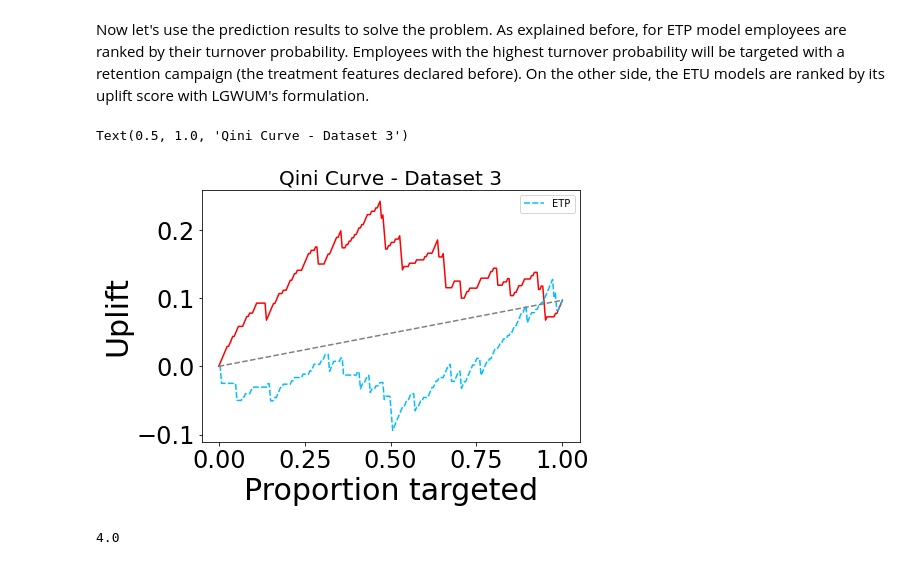
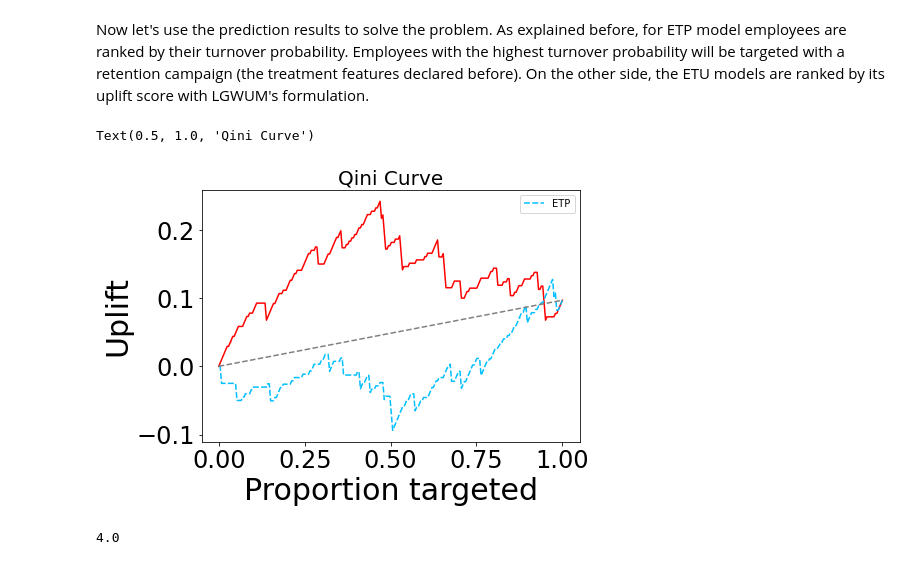
Before and after one commit to JefersonKlaus/UPLIFT, a Jupyter notebook: tcc-jeferson.ipynb, the cells around one changed output. Drawn from its saved outputs; the diff is of its cells as text; code cells hidden in the pictures.

```diff
--- a/tcc-jeferson.ipynb
+++ b/tcc-jeferson.ipynb
@@ -211,7 +209,10 @@ def machine_learning(X_train:pd.DataFrame,
 
 
 def predict(df_model:pd.DataFrame):
-    """Combining data split and machine learning process with Random Forest Classifier
+    """
+    Combinando a divisão de dados e o processo de aprendizado de máquina
+    com o Random Forest Classifier ou XGB Classifier (conforme testado no
+    metodo machine_learning)
     """
     X_train, X_test, y_train, y_test, z_train, z_test = split_data(df_model)
 
@@ -313,7 +316,7 @@ Now let's use the prediction results to solve the problem. As explained before,
 # %%
 def sorting_data(df:pd.DataFrame):
     """
-    Function to sort data
+    Função para classificar dados
     """
     # Set up new DataFrames for ETP model and ETU model
     df_c = pd.DataFrame({'n':[], 'target_class':[]})
@@ -337,7 +340,8 @@ def sorting_data(df:pd.DataFrame):
 
 
 def calculating_qini(df:pd.DataFrame):
-    """Function to measure the Qini value
+    """
+    Função para medir o valor Qini
     """
     # Calculate the C, T, CR, and TR
     C, T = sum(df['target_class'] <= 1), sum(df['target_class'] >= 2)
@@ -359,7 +363,8 @@ def calculating_qini(df:pd.DataFrame):
 
 
 def merging_data(df_c:pd.DataFrame, df_u:pd.DataFrame):
-    """Function to add the 'Model' column and merge the dataframe into one
+    """
+    Função para adicionar a coluna 'model' e mesclar o dataframe
     """
     df_u['model'] = 'ETU'
     df_c['model'] = 'ETP'
@@ -368,7 +373,8 @@ def merging_data(df_c:pd.DataFrame, df_u:pd.DataFrame):
 
 
 def plot_qini(df:pd.DataFrame):
-    """Function to plot qini
+    """
+    Função para plotar grafico de Qini
     """
     # Define the data that will be plotted
     order = ['ETU','ETP']
@@ -391,7 +397,8 @@ def plot_qini(df:pd.DataFrame):
 
 
 def evaluation_qini(prediction_results:pd.DataFrame):
-    """Function to combine all qini evaluation processes
+    """
+    Função para combinar todos os processos de avaliação Qini
     """
     df_c, df_u = sorting_data(prediction_results)
     qini_c, qini_u = calculating_qini(df_c), calculating_qini(df_u)
@@ -399,16 +406,16 @@ def evaluation_qini(prediction_results:pd.DataFrame):
     ax = plot_qini(qini)
     return ax, qini
 # %%
-# Qini evaluation results for DataSet 3 with negative treatment correlation
+# Resultados da avaliação Qini para o DataSet 3 com correlação de tratamento negativa
 ax, qini_3 = evaluation_qini(prediction_results_3)
-plt.title('Qini Curve - Dataset 3',fontsize=20)
+plt.title('Qini Curve',fontsize=20)
 
 
 # save into pdf:
 # plt.savefig('qini_3_n.pdf', bbox_inches='tight')
 # %% [output]
-Text(0.5, 1.0, 'Qini Curve - Dataset 3')
+Text(0.5, 1.0, 'Qini Curve')
-[figure, old version]
+[figure, new version]
 # %%
 # The process to inverse treatment's parameter
 df_model_inverse_3.treatment = df_model_inverse_3.treatment.replace({0: 1, 1: 0})
```
Also changed, not shown: parts of 16 cells of this notebook.
